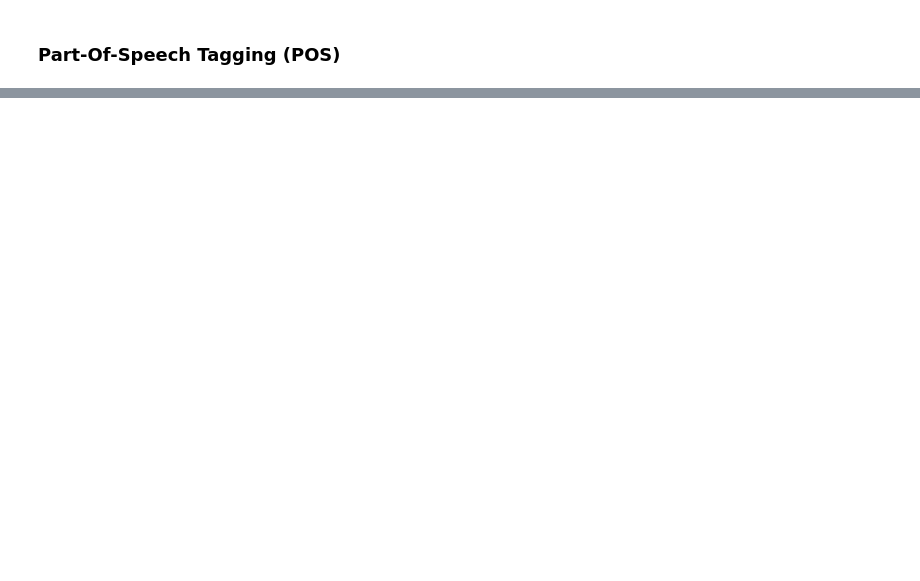
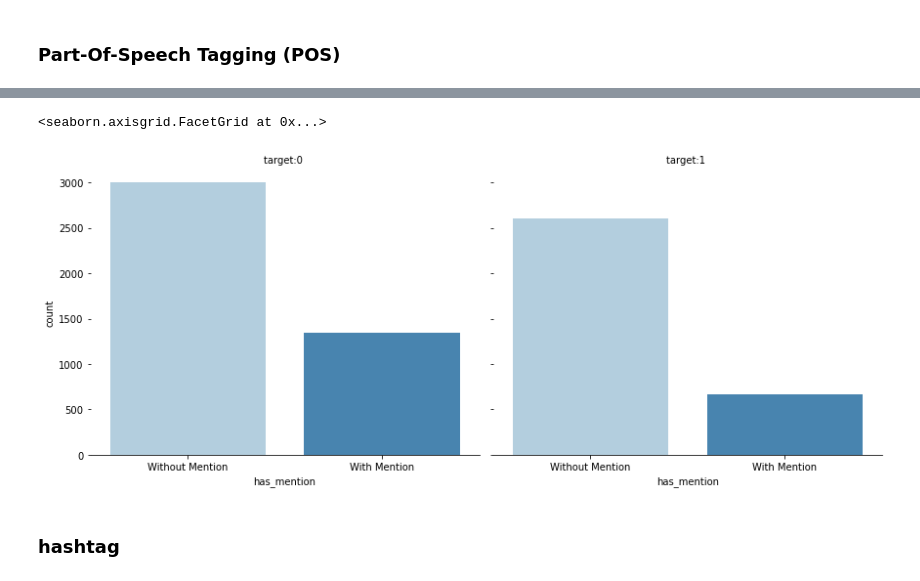
Before and after one commit to denisefavila/twitter_disasters, a Jupyter notebook: Data Exploration.ipynb, the cells around one changed output, grey strips where cells are left out. Saved outputs shown, nothing was run; the diff lists cells and outputs as text; code cells hidden in the pictures; blank space fills up the shorter version.

```diff
--- a/Data Exploration.ipynb
+++ b/Data Exploration.ipynb
@@ -286,0 +335,15 @@ pos_df.iplot(
+# %%
+
+g = sns.catplot(x="has_mention", kind='count',
+                data=train, col='target',
+                height=5, aspect=1.2,
+                palette="Blues")
+
+(g.set_xticklabels(["Without Mention", "With Mention"])
+  .set_titles("{col_var}:{col_name} ")
+  .despine(left=True))
+# %% [output]
+<seaborn.axisgrid.FacetGrid at 0x...>
+[figure, added]
+# %% [markdown]
+### hashtag
```
Also changed, not shown: parts of 23 cells of this notebook, 2 other files.
